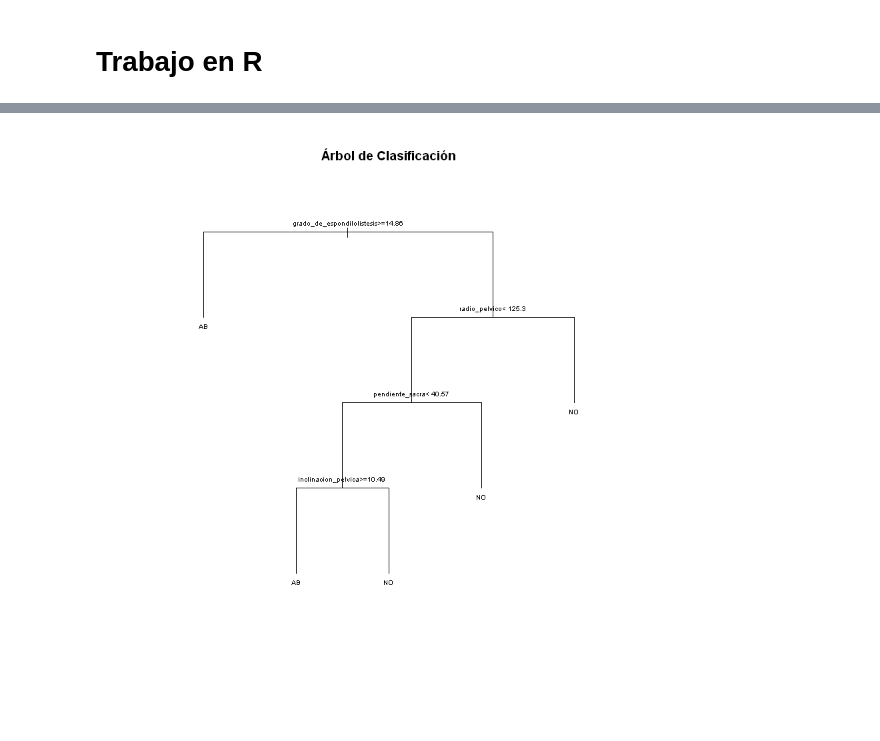
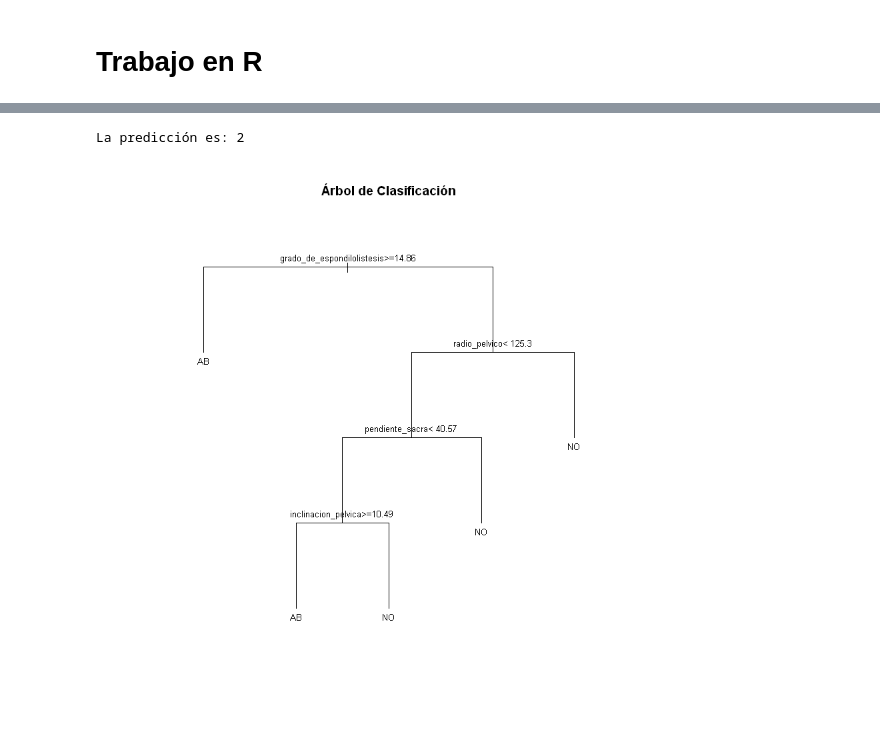
Before and after one commit to Diego-Astaburuaga/Tarea-1-MAT281, a Jupyter notebook: Tarea 1.ipynb, the cells around one changed output, grey strips where cells are left out. Cells and saved outputs as stored; diff of their text form; code cells hidden in the pictures.

```diff
--- a/Tarea 1.ipynb
+++ b/Tarea 1.ipynb
@@ -518,6 +516,16 @@ head(datos)
 # Convertir 'tipo' en una variable categórica
 datos$status <- as.factor(datos$status)
 
+# Nueva observación
+x_new <- data.frame(
+  incidencia_pelvica = 60,
+  inclinacion_pelvica = 20,
+  angulo_de_lordosis_lumbar = 50,
+  pendiente_sacra = 50,
+  radio_pelvico = 100,
+  grado_de_espondilolistesis = 10
+)
+
 # Contar por tipo
 table(datos$status)
 # %% [output]
@@ -553,16 +558,23 @@ Warning message:
 # %%
 #install.packages("rpart")
 
 # Cargar la librería necesaria para árboles de clasificación
 library("rpart")
 
 # Ajustar el árbol de clasificación
 arbol <- rpart(status ~ incidencia_pelvica + inclinacion_pelvica + angulo_de_lordosis_lumbar +
                pendiente_sacra + radio_pelvico + grado_de_espondilolistesis, data = datos)
 
 # Personalizar el estilo del gráfico
 par(cex=0.8)  # Reducir el tamaño de la fuente en el gráfico
 plot(arbol, uniform = TRUE, main = "Árbol de Clasificación", margin = 0.1)
-text(arbol, cex = 0.6)  # Ajustar el tamaño de la fuente del texto
+text(arbol, cex = 0.8)  # Ajustar el tamaño de la fuente del texto
+
+# Predecir con el modelo de árbol
+prediccion <- predict(arbol, newdata = x_new, type = "class")
+
+# Imprimir la predicción
+cat("La predicción es:", prediccion)
 # %% [output]
+La predicción es: 2
-[figure, old version]
+[figure, new version]
```
Also changed, not shown: parts of 10 cells of this notebook, 2 other files.
